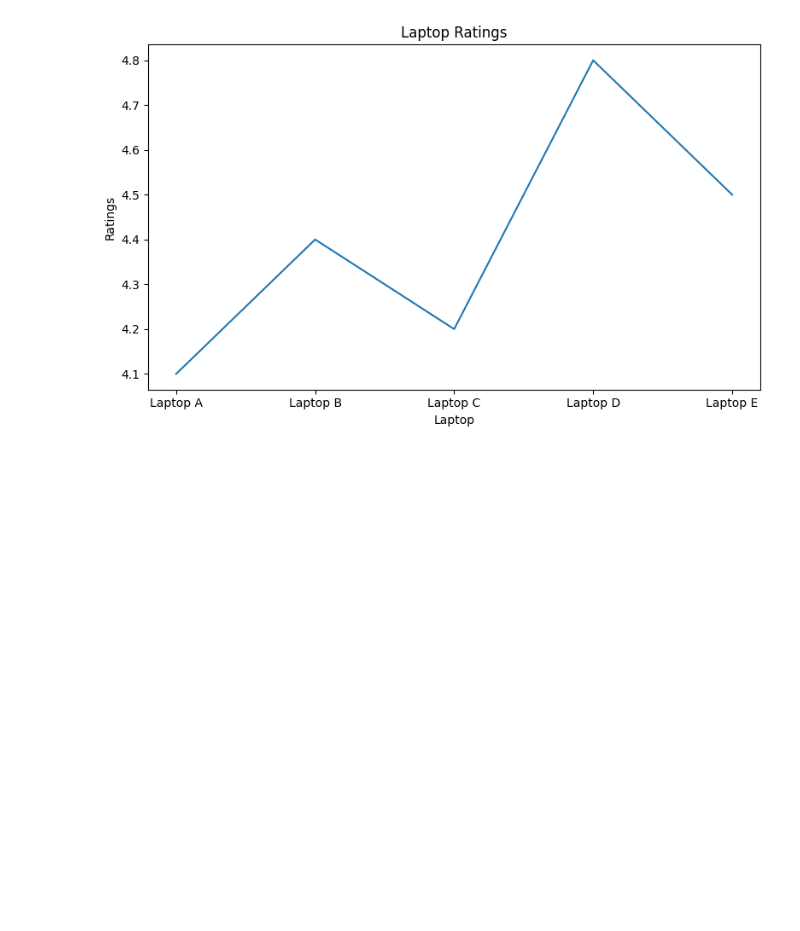
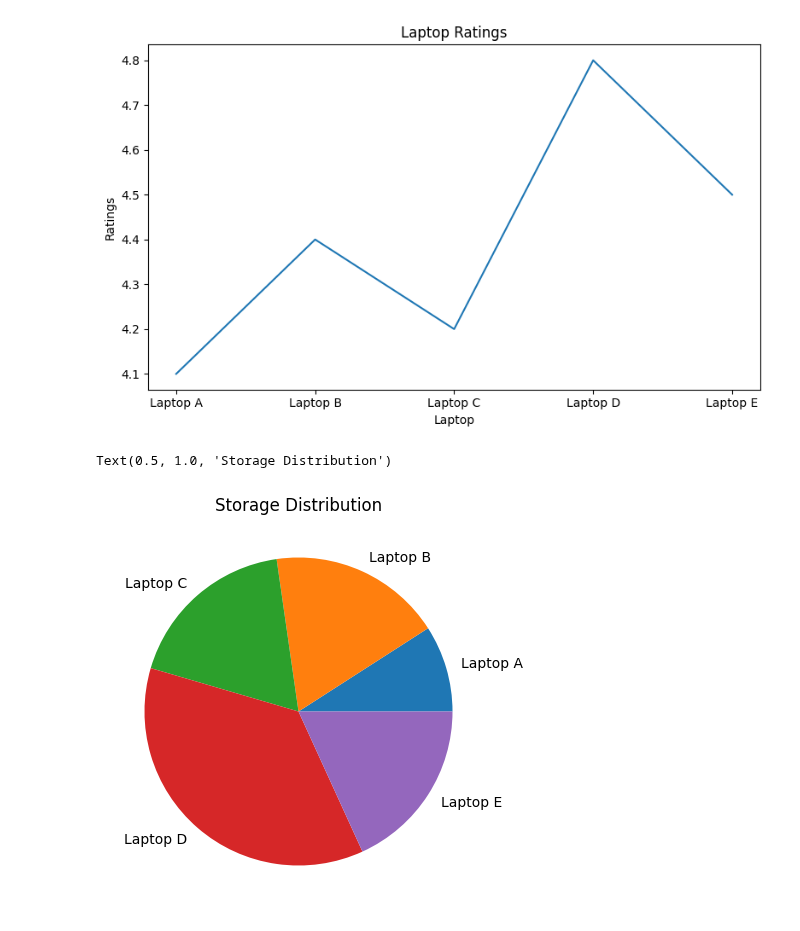
Before and after one commit to Shrajal-sahu-18/Data_Visulization, a Jupyter notebook: practice.ipynb, the cells around one changed output. Drawn from its saved outputs; the diff is of its cells as text; code cells hidden in the pictures; blank space fills up the shorter version.

Commit message:
Storage Distribution

```diff
--- a/practice.ipynb
+++ b/practice.ipynb
@@ -54,3 +54,11 @@ plt.title("Laptop Ratings")
 plt.tight_layout()
 # %% [output]
 [figure]
+# %%
+plt.figure(figsize=(8,5))
+plt.pie(storage, labels=models)
+
+plt.title("Storage Distribution")
+# %% [output]
+Text(0.5, 1.0, 'Storage Distribution')
+[figure, added]
```
